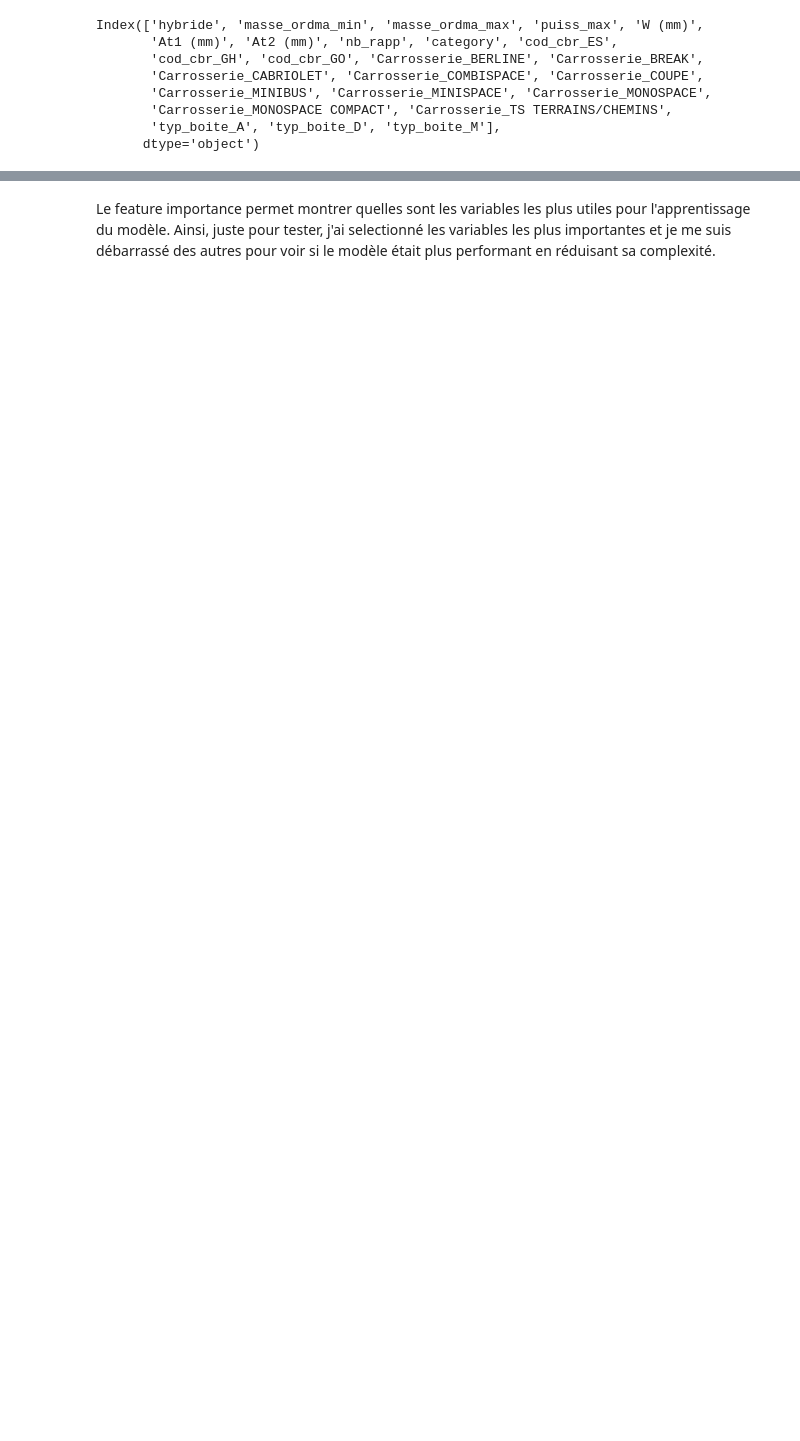
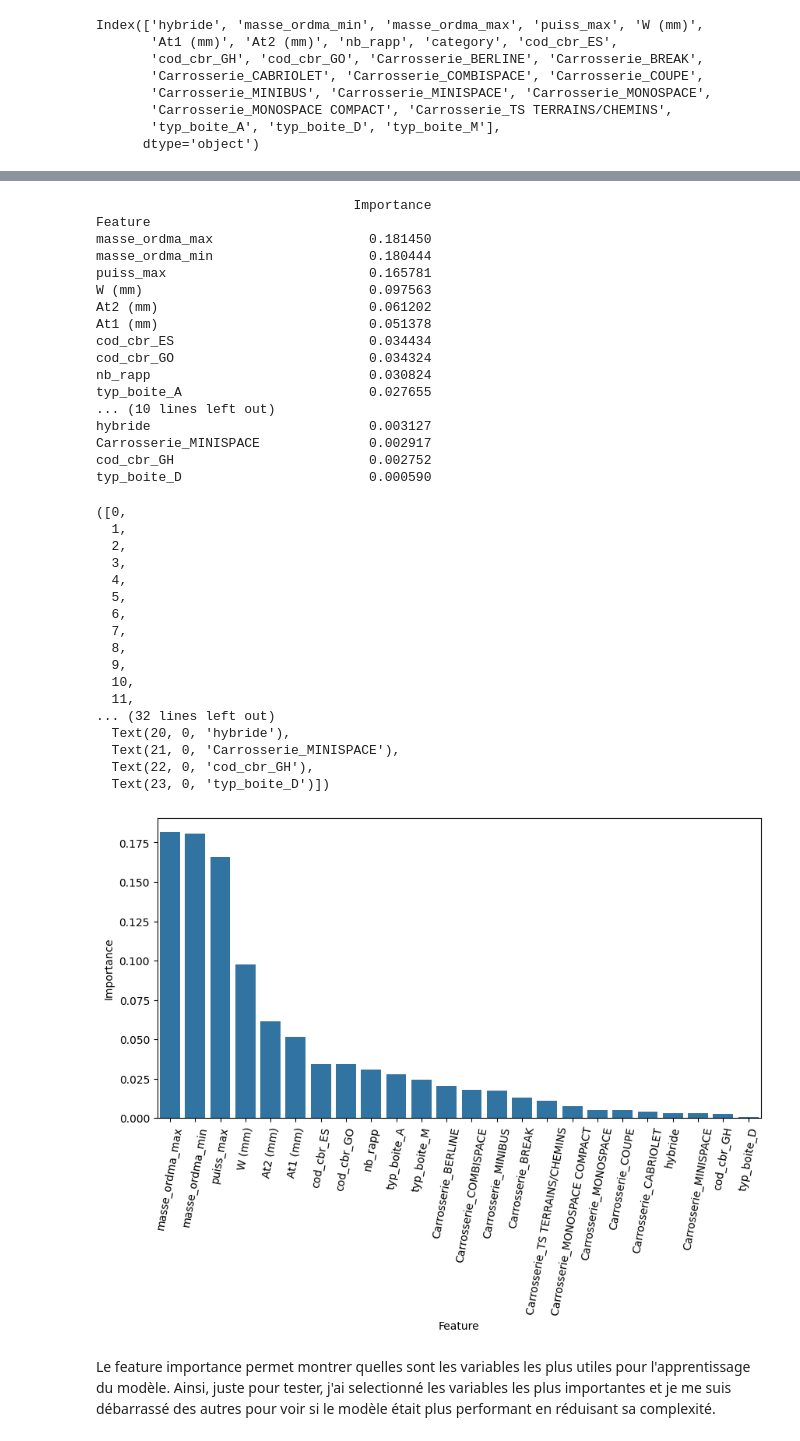
Before and after one commit to DataScientest-Studio/dec24_bds_co2, a Jupyter notebook: notebooks/5.0-ugo-first-models.ipynb, the cells around one changed output, grey strips where cells are left out. Drawn from its saved outputs; the diff is of its cells as text; code cells hidden in the pictures; blank space fills up the shorter version.

```diff
--- a/notebooks/5.0-ugo-first-models.ipynb
+++ b/notebooks/5.0-ugo-first-models.ipynb
@@ -730,7 +824,7 @@ print(classification_report(y_test, y_pred))
 print(pd.crosstab(y_test, y_pred))
 
 #RandomForest
-rforest = RandomForestClassifier(n_jobs = -1,random_state = 64)
+rforest = RandomForestClassifier(n_jobs = -1,random_state = 1995)
 rforest.fit(X_train_scaler,y_train)
 
 print("\n\n")
@@ -750,6 +844,9 @@ importance_df = pd.DataFrame({'Feature': features, 'Importance': importances})
 
 importance_df = importance_df.sort_values(by='Importance', ascending=False)
 
+importance_df = importance_df.set_index("Feature")
+
+
 # Afficher les résultats
 print("\n\n")
 print(importance_df)
@@ -774,3 +882,44 @@ KNN test :  0.8774468085106383
+# %%
+print(importance_df)
+plt.figure(figsize=(10,5))
+sns.barplot(importance_df["Importance"])
+plt.xticks(rotation=80)
+# %% [output]
+                                 Importance
+Feature
+masse_ordma_max                    0.181450
+masse_ordma_min                    0.180444
+puiss_max                          0.165781
+W (mm)                             0.097563
+At2 (mm)                           0.061202
+At1 (mm)                           0.051378
+cod_cbr_ES                         0.034434
+cod_cbr_GO                         0.034324
+nb_rapp                            0.030824
+typ_boite_A                        0.027655
+... (10 lines left out)
+hybride                            0.003127
+Carrosserie_MINISPACE              0.002917
+cod_cbr_GH                         0.002752
+typ_boite_D                        0.000590
+([0,
+  1,
+  2,
+  3,
+  4,
+  5,
+  6,
+  7,
+  8,
+  9,
+  10,
+  11,
+... (32 lines left out)
+  Text(20, 0, 'hybride'),
+  Text(21, 0, 'Carrosserie_MINISPACE'),
+  Text(22, 0, 'cod_cbr_GH'),
+  Text(23, 0, 'typ_boite_D')])
+[figure, added]
 # %% [markdown]
 Le feature importance permet montrer quelles sont les variables les plus utiles pour l'apprentissage du modèle. Ainsi, juste pour tester, j'ai selectionné les variables les plus importantes et je me suis débarrassé des autres pour voir si le modèle était plus performant en réduisant sa complexité.
 # %%
```
Also changed, not shown: parts of 46 cells of this notebook, 5 other files.
